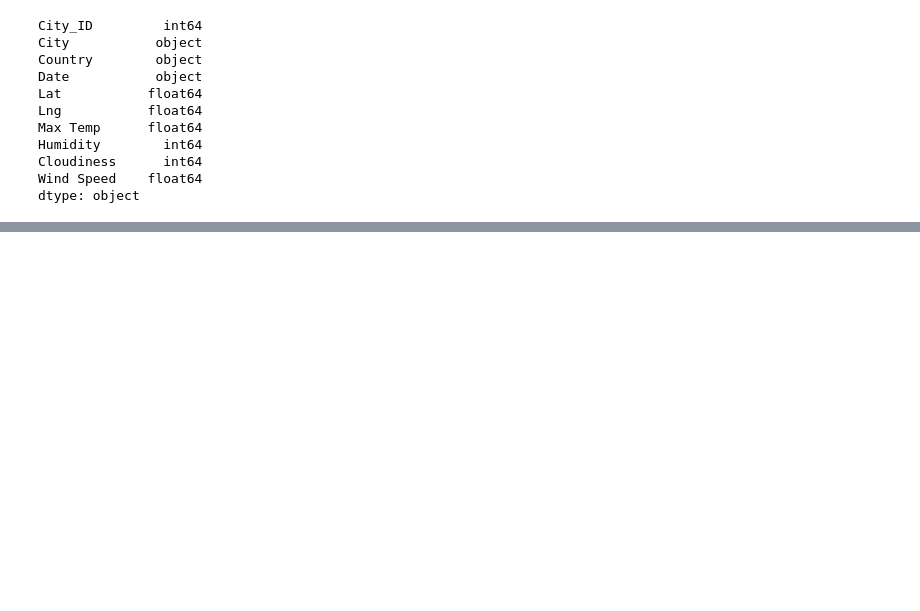
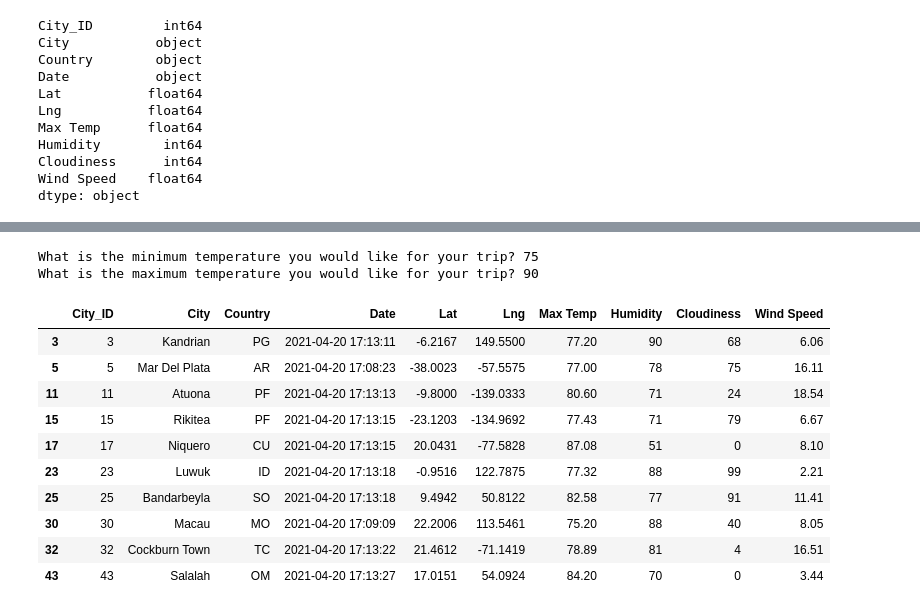
Before and after one commit to Njraman/World_Weather_Analysis, a Jupyter notebook: VacationPy.ipynb, the cells around one changed output, grey strips where cells are left out. Saved outputs shown, nothing was run; the diff lists cells and outputs as text; code cells hidden in the pictures; blank space fills up the shorter version.

```diff
--- a/VacationPy.ipynb
+++ b/VacationPy.ipynb
@@ -91,0 +94,24 @@ fig
+# %%
+# Ask the customer to add a minimum and maximum temperature value.
+min_temp = float(input("What is the minimum temperature you would like for your trip? "))
+max_temp = float(input("What is the maximum temperature you would like for your trip? "))
+# %% [output]
+What is the minimum temperature you would like for your trip? 75
+What is the maximum temperature you would like for your trip? 90
+# %%
+# Filter the dataset to find the cities that fit the criteria.
+preferred_cities_df = city_data_df.loc[(city_data_df["Max Temp"] <= max_temp) & \
+                                       (city_data_df["Max Temp"] >= min_temp)]
+preferred_cities_df.head(10)
+# %% [output]
+|  | City_ID | City | Country | Date | Lat | Lng | Max Temp | Humidity | Cloudiness | Wind Speed |
+| 3 | 3 | Kandrian | PG | 2021-04-20 17:13:11 | -6.2167 | 149.5500 | 77.20 | 90 | 68 | 6.06 |
+| 5 | 5 | Mar Del Plata | AR | 2021-04-20 17:08:23 | -38.0023 | -57.5575 | 77.00 | 78 | 75 | 16.11 |
+| 11 | 11 | Atuona | PF | 2021-04-20 17:13:13 | -9.8000 | -139.0333 | 80.60 | 71 | 24 | 18.54 |
+| 15 | 15 | Rikitea | PF | 2021-04-20 17:13:15 | -23.1203 | -134.9692 | 77.43 | 71 | 79 | 6.67 |
+| 17 | 17 | Niquero | CU | 2021-04-20 17:13:15 | 20.0431 | -77.5828 | 87.08 | 51 | 0 | 8.10 |
+| 23 | 23 | Luwuk | ID | 2021-04-20 17:13:18 | -0.9516 | 122.7875 | 77.32 | 88 | 99 | 2.21 |
+| 25 | 25 | Bandarbeyla | SO | 2021-04-20 17:13:18 | 9.4942 | 50.8122 | 82.58 | 77 | 91 | 11.41 |
+| 30 | 30 | Macau | MO | 2021-04-20 17:09:09 | 22.2006 | 113.5461 | 75.20 | 88 | 40 | 8.05 |
+| 32 | 32 | Cockburn Town | TC | 2021-04-20 17:13:22 | 21.4612 | -71.1419 | 78.89 | 81 | 4 | 16.51 |
+| 43 | 43 | Salalah | OM | 2021-04-20 17:13:27 | 17.0151 | 54.0924 | 84.20 | 70 | 0 | 3.44 |
```
Also changed, not shown: parts of 14 cells of this notebook.
